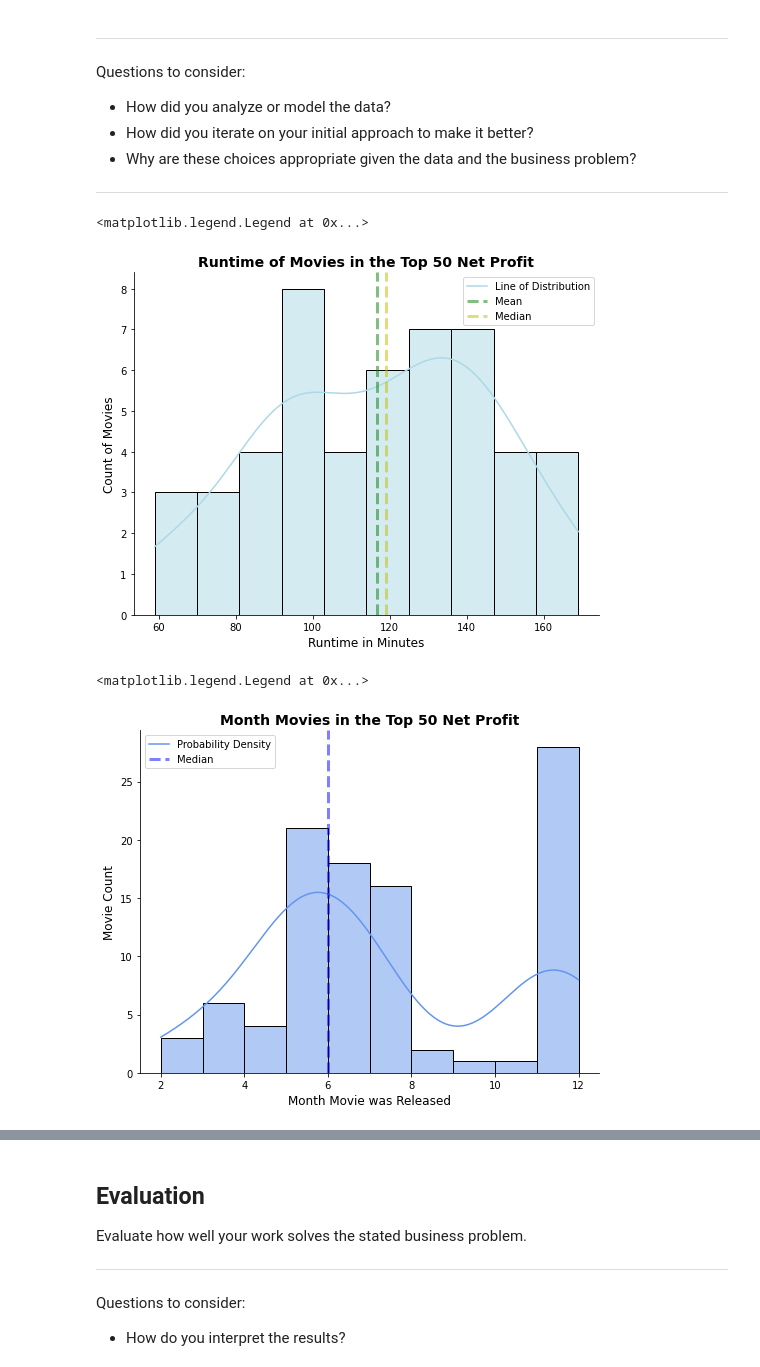
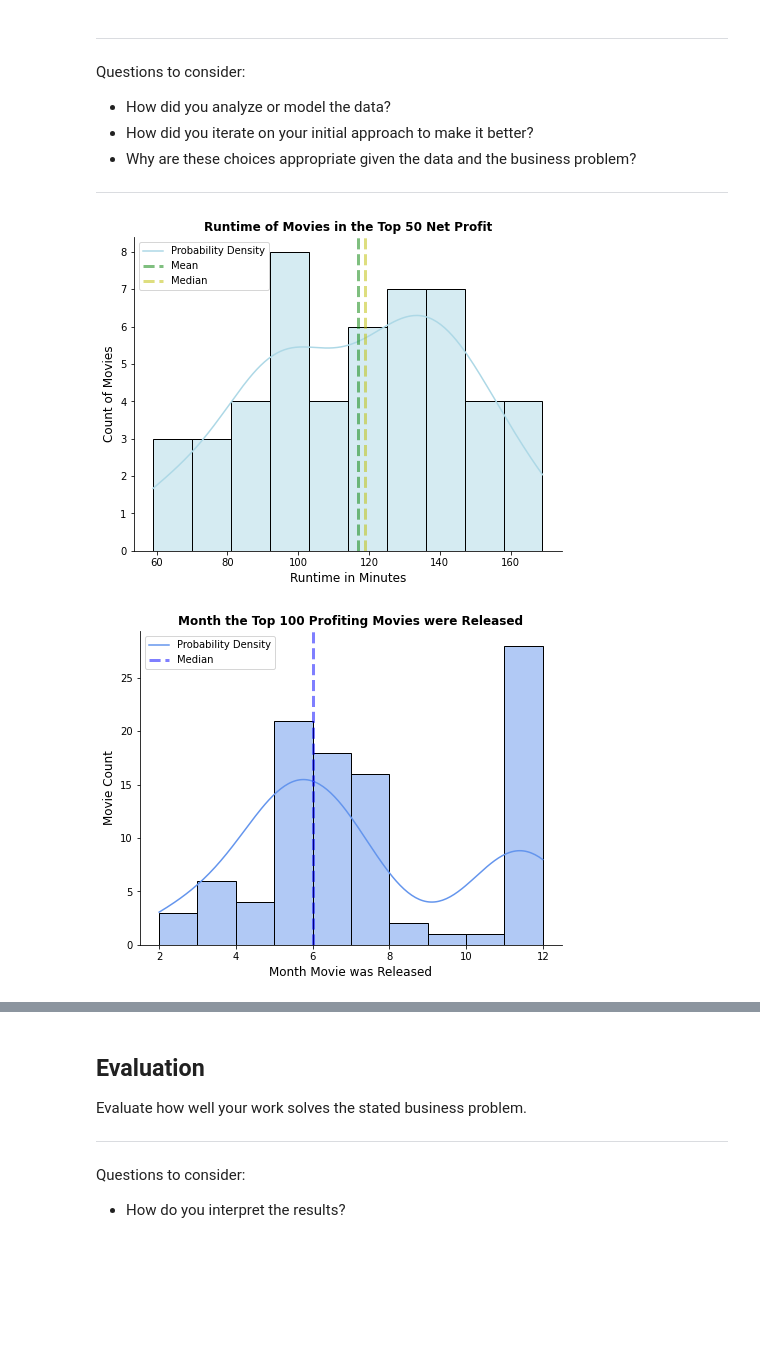
Before and after one commit to rachelfein/project, a Jupyter notebook: dsc-phase1-project-template.ipynb, the cells around one changed output, grey strips where cells are left out. Saved outputs shown, nothing was run; the diff lists cells and outputs as text; code cells hidden in the pictures; blank space fills up the shorter version.

Commit message:
save images, edit code, and draft README

```diff
--- a/dsc-phase1-project-template.ipynb
+++ b/dsc-phase1-project-template.ipynb
@@ -388,29 +423,30 @@ Questions to consider:
 # %%
 # Data model to determine the best recommended runtime
 # Set data model to just include top 50 producing movies since I only want to look at the most sucessful
 # movies to help answer business question
 variable = df_mean_runtime.head(50)
 
 # Use a displot to look at the distribution of runtimes
 # include a kde line, which shows the density of the data distribution and helps visualize and locate where the most
 # sucessful movies runtimes are
 sns.displot(data=variable, x="runtime_minutes",  kde=True, legend=True,
-            height=5.5, aspect=1.3, color='lightblue', bins=10)
+            height=5.1, aspect=1.3, color='lightblue', bins=10)
 # Label axis & title
 plt.xlabel("Runtime in Minutes", size=12)
 plt.ylabel("Count of Movies", size=12)
-plt.title("Runtime of Movies in the Top 50 Net Profit", weight='bold', size=14)
+plt.title("Runtime of Movies in the Top 50 Net Profit", weight='bold', size=12)
 
 # add a mean and median line to the plot, the mean and median value is what I will recommend the movie runtime to be
 plt.axvline(x=variable.runtime_minutes.mean(), ls='--', linewidth=3, color='g', label="mean", alpha=0.5)
 plt.axvline(x=variable.runtime_minutes.median(), ls='--', linewidth=3, color='y', label="median", alpha=0.5)
-plt.legend(['Line of Distribution', "Mean", "Median"])
+plt.legend(['Probability Density', "Mean", "Median"])
 
 # Plot shows that even though the highest number of sucessful movies lasted between 90-100 mins, this is greater range
 # of sucess above 110 minutes. This is shown in the kde, mean, and median
+
+plt.savefig("./images/runtime_displot.png", dpi=150)
 # %% [output]
-<matplotlib.legend.Legend at 0x...>
-[figure, old version]
+[figure, new version]
 # %%
 # Data model to determine the best recommended release month
 # Set data model to just include top 50 producing movies since I only want to look at the most sucessful
@@ -420,12 +456,12 @@ variable2 = df_net_profit.head(100)
 # include a kde line, which shows the density of the data distribution and helps visualize and locate where the most
 # sucessful movies' release months are
 sns.displot(data=variable2, x="release_month", legend=True,
-            height=5.5, aspect=1.3, color='cornflowerblue',  kde=True, bins=10)
+            height=5.1, aspect=1.3, color='cornflowerblue',  kde=True, bins=10)
 
 # Label axis & title
 plt.xlabel("Month Movie was Released", size=12)
 plt.ylabel("Movie Count", size=12)
-plt.title("Month Movies in the Top 50 Net Profit", weight='bold', size=14)
+plt.title("Month the Top 100 Profiting Movies were Released", weight='bold', size=12)
 
 # add a median line to the plot, median value is what I will recommend the movie runtime to be
 plt.axvline(x=variable2.release_month.median(), ls='--', linewidth=3, color='b', label="median", alpha=0.5)
@@ -433,6 +469,6 @@ plt.legend(['Probability Density', "Median"])
 
 # Shows that even though the top producing movies were released in december overall there
 # are more movies that do better in spring and summer
+plt.savefig("./images/release_month_top_100.png", dpi=150)
 # %% [output]
-<matplotlib.legend.Legend at 0x...>
-[figure, old version]
+[figure, new version]
```
Also changed, not shown: parts of 15 cells of this notebook, 3 other files.
